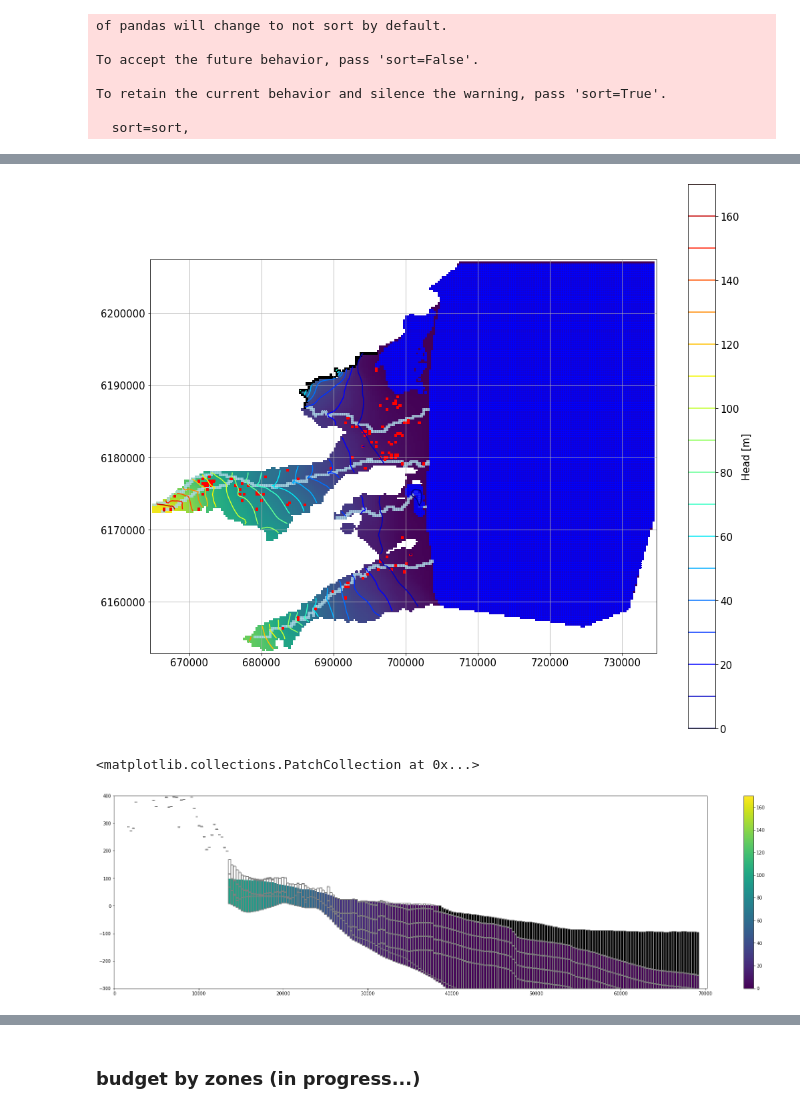
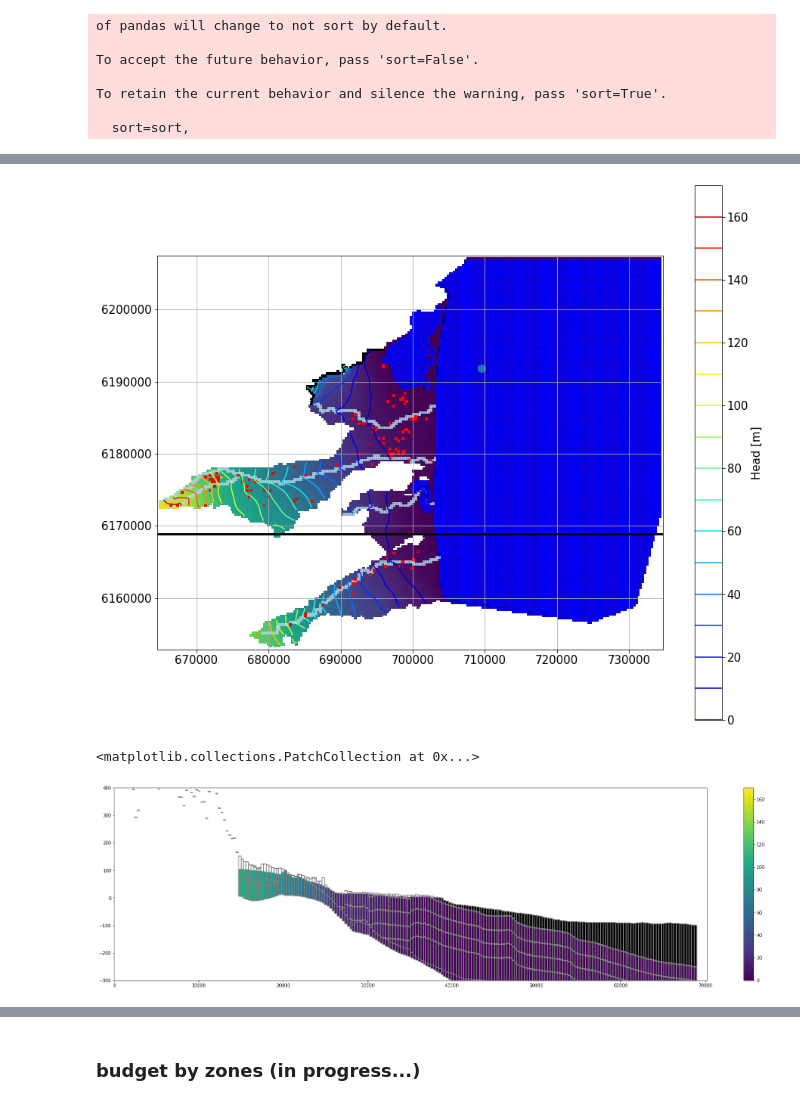
Before and after one commit to LudovicSchorpp/TM_Ludovic_Schorpp, a Jupyter notebook: codes_tests/Modeles3D/Plio_multi_layer/Plio_multicouches.ipynb, the cells around one changed output, grey strips where cells are left out. Cells and saved outputs as stored; diff of their text form; code cells hidden in the pictures.

```diff
--- a/codes_tests/Modeles3D/Plio_multi_layer/Plio_multicouches.ipynb
+++ b/codes_tests/Modeles3D/Plio_multi_layer/Plio_multicouches.ipynb
@@ -335,41 +335,41 @@ head = get_heads(model_name,model_dir)
 #spdis = get_spdis(model_name,model_dir)
 
 # make a plot
-fig = plt.figure(figsize=(17,15))
+fig = plt.figure(figsize=(15,13))
 layer = 0
 ax  = plt.subplot(1, 1,1, aspect='equal')
 ml = fp.plot.PlotMapView(model=gwf,layer=layer)
 
 hmesh=ml.plot_array(head[layer],masked_values=[0,1e30],cmap="viridis")
 hmesh.set_clim(0,170)
 cont=ml.contour_array(head[layer],masked_values=[0,1e30],levels=np.linspace(0,170,18),cmap="jet")
 
 # plot bc
 ml.plot_bc("sea",color="b",alpha=0.5)
 
 for riv in rivfiles:
     ml.plot_bc(riv,color="lightblue",alpha=0.5)
 
 ml.plot_bc("eta",color="b",alpha=0.5)
 ml.plot_bc("wel")
 ml.plot_bc("Corb")
 
 # plot Cross-section
-row = 125
+row = 129
 x = [x0,x1]
 y = [y1-(row+.5)*delc,y1-(row+.5)*delc]
 ax.plot(x,y,"k",linewidth=3)
 
 
 ax.tick_params(labelsize=15)
 
 g = plt.colorbar(cont)
 g.set_label("Head [m]",fontsize=15)
 g.ax.tick_params(labelsize=15)
-
+plt.scatter(150*300+x0,130*300+y0,s=100)
 ax.grid()
 # %% [output]
-[figure, old version]
+[figure, new version]
 # %%
 fig,ax = plt.subplots(figsize=(30,8))
 x=fp.plot.PlotCrossSection(gwf,line={"row" :row})
@@ -383,7 +383,7 @@ ax.set_ylim(-300,400)
 x.plot_bc("sea")
 # %% [output]
 <matplotlib.collections.PatchCollection at 0x...>
-[figure, old version]
+[figure, new version]
 # %%
 #total budget
 fig,ax = plt.subplots(figsize=(8,4))
```
Also changed, not shown: parts of 16 cells of this notebook, 35 other files.
